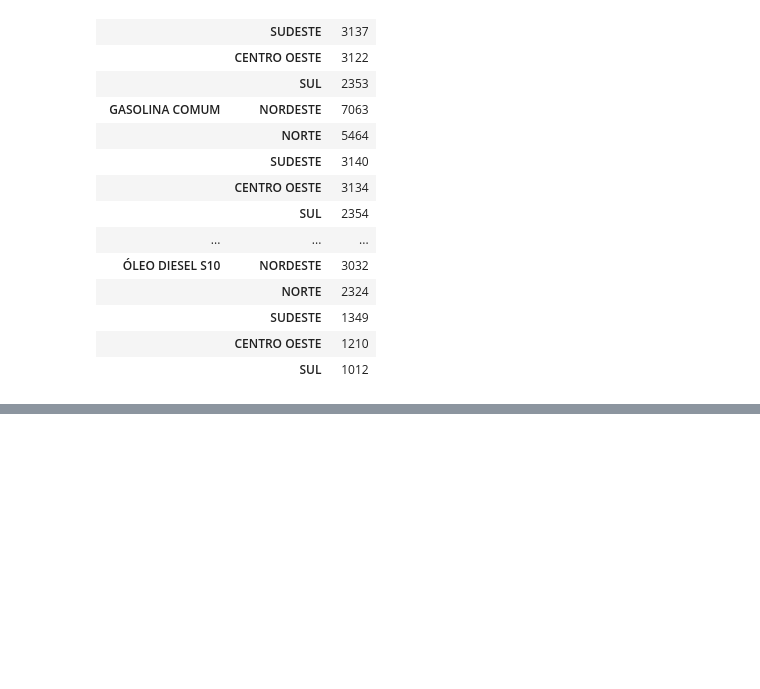
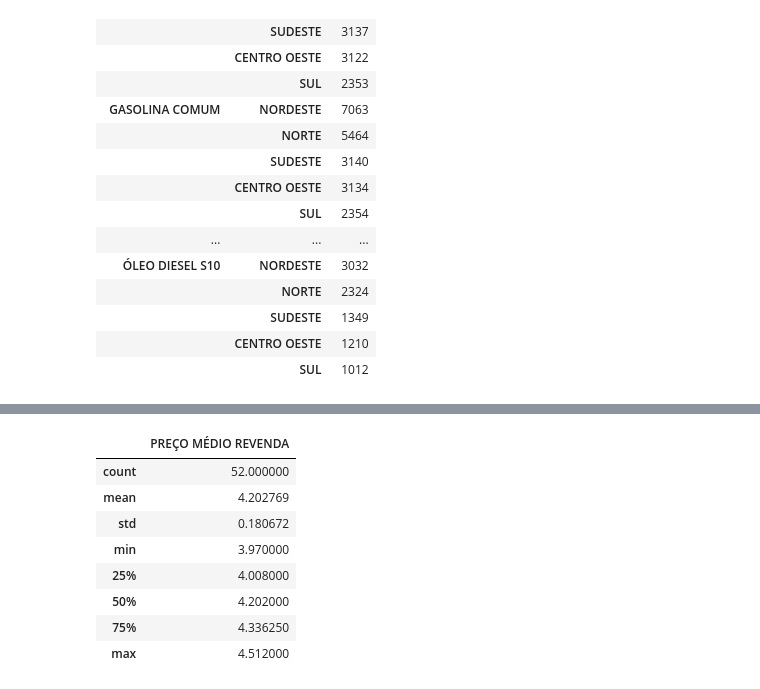
Before and after one commit to TheRonnieSouza/brazil-gas-prices-analysis, a Jupyter notebook: analysis.ipynb, the cells around one changed output, grey strips where cells are left out. Saved outputs shown, nothing was run; the diff lists cells and outputs as text; code cells hidden in the pictures; blank space fills up the shorter version.

```diff
--- a/analysis.ipynb
+++ b/analysis.ipynb
@@ -378,0 +424,12 @@ product_group['REGIÃO'].value_counts().to_frame()
+# %%
+gasolina_sp_2018['PREÇO MÉDIO REVENDA'].describe().to_frame()
+# %% [output]
+|  | PREÇO MÉDIO REVENDA |
+| count | 52.000000 |
+| mean | 4.202769 |
+| std | 0.180672 |
+| min | 3.970000 |
+| 25% | 4.008000 |
+| 50% | 4.202000 |
+| 75% | 4.336250 |
+| max | 4.512000 |
```
Also changed, not shown: parts of 4 cells of this notebook.
